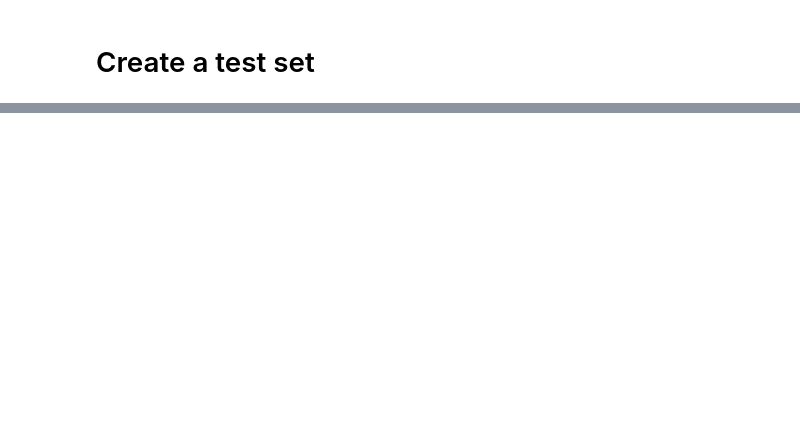
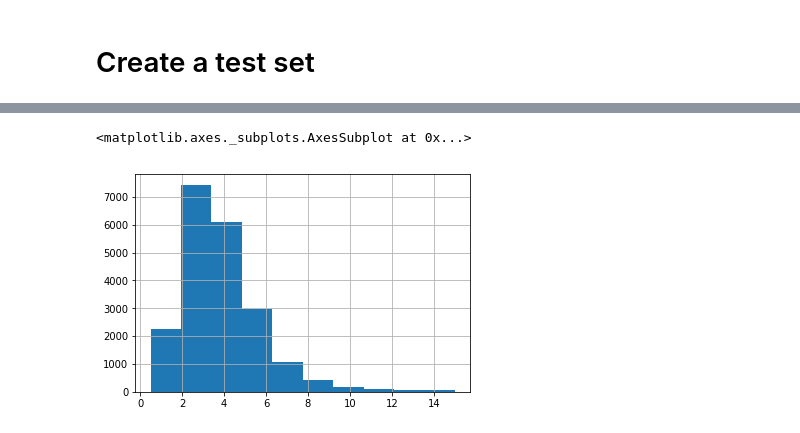
Before and after one commit to IzzyYan/Machine-Learning, a Jupyter notebook: Machine Learning Project Workflow.ipynb, the cells around one changed output, grey strips where cells are left out. Cells and saved outputs as stored; diff of their text form; code cells hidden in the pictures; blank space fills up the shorter version.

```diff
--- a/Machine Learning Project Workflow.ipynb
+++ b/Machine Learning Project Workflow.ipynb
@@ -75,0 +162,5 @@ feature有可能会特征缩放(feature scaling)。需要后期讨论
+# %%
+california_housing["median_income"].hist()
+# %% [output]
+<matplotlib.axes._subplots.AxesSubplot at 0x...>
+[figure, added]
```
Also changed, not shown: parts of 63 cells of this notebook.
